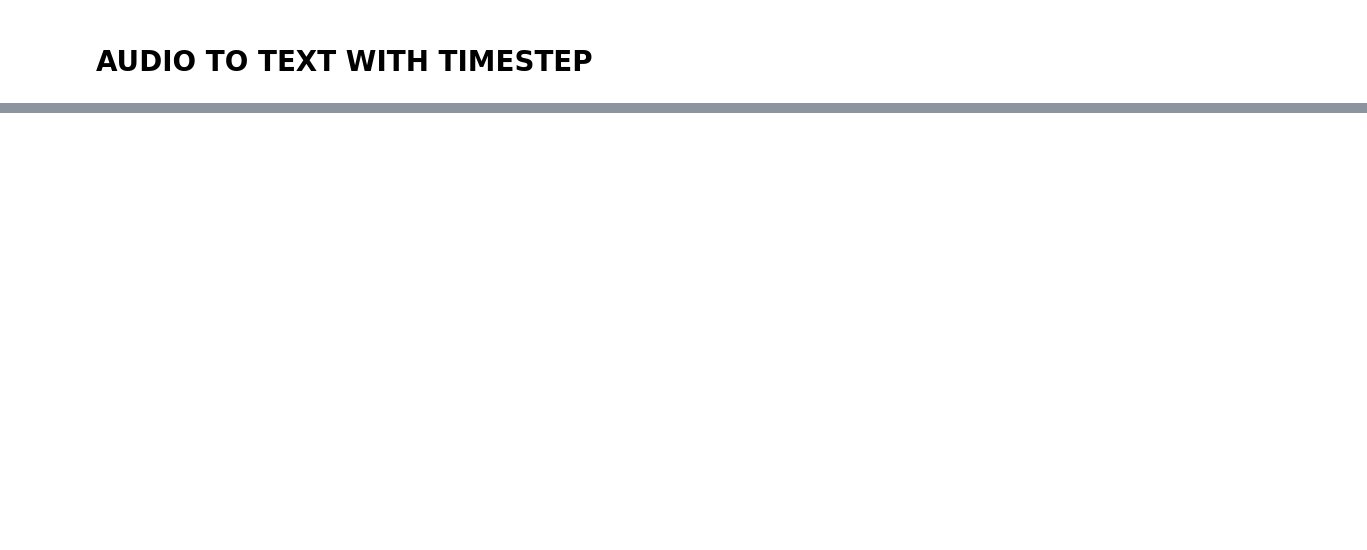
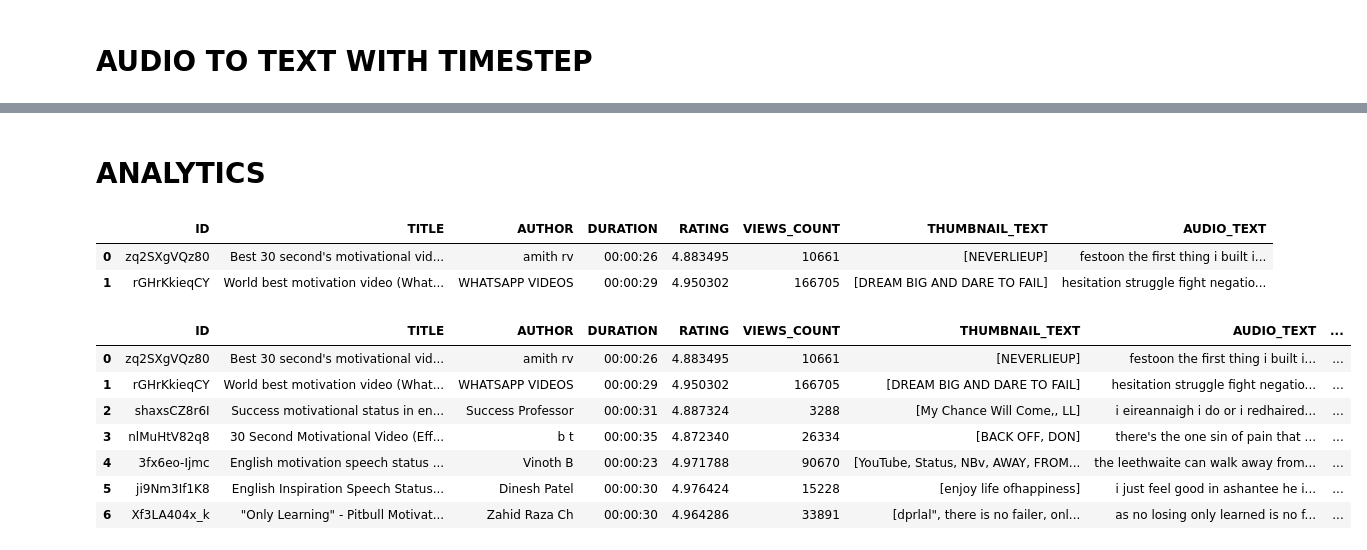
Before and after one commit to mohithxoxo/Projects, a Jupyter notebook: Video_Analytics.ipynb, the cells around one changed output, grey strips where cells are left out. Saved outputs shown, nothing was run; the diff lists cells and outputs as text; code cells hidden in the pictures; blank space fills up the shorter version.

```diff
--- a/Video_Analytics.ipynb
+++ b/Video_Analytics.ipynb
@@ -229,3 +230,31 @@ Metadata(transcripts=[
     TokenMetadata(text='w', timestep=1457, start_time=29.139999389648438)
   ])
 ])
+# %% [markdown]
+# **ANALYTICS**
+# %%
+DF.head(2)
+# %% [output]
+|  | ID | TITLE | AUTHOR | DURATION | RATING | VIEWS_COUNT | THUMBNAIL_TEXT | AUDIO_TEXT |
+| 0 | zq2SXgVQz80 | Best 30 second's motivational vid... | amith rv | 00:00:26 | 4.883495 | 10661 | [NEVERLIEUP] | festoon the first thing i built i... |
+| 1 | rGHrKkieqCY | World best motivation video (What... | WHATSAPP VIDEOS | 00:00:29 | 4.950302 | 166705 | [DREAM BIG AND DARE TO FAIL] | hesitation struggle fight negatio... |
+# %%
+DF['SENTIEMNTAL SCORE'] = None
+DF['SENTIEMNTAL ANALYSIS'] = None
+for i in range(0,DF.shape[0]):
+  op = TextBlob(DF['AUDIO_TEXT'][i])
+  DF['SENTIEMNTAL SCORE'][i] = op.sentiment.polarity
+
+DF['SENTIEMNTAL ANALYSIS'].values[DF['SENTIEMNTAL SCORE'] > 0] = 'Postive'
+DF['SENTIEMNTAL ANALYSIS'].values[DF['SENTIEMNTAL SCORE'] <= 0] = 'Negative'
+# %%
+DF
+# %% [output]
+|  | ID | TITLE | AUTHOR | DURATION | RATING | VIEWS_COUNT | THUMBNAIL_TEXT | AUDIO_TEXT | ... |
+| 0 | zq2SXgVQz80 | Best 30 second's motivational vid... | amith rv | 00:00:26 | 4.883495 | 10661 | [NEVERLIEUP] | festoon the first thing i built i... | ... |
+| 1 | rGHrKkieqCY | World best motivation video (What... | WHATSAPP VIDEOS | 00:00:29 | 4.950302 | 166705 | [DREAM BIG AND DARE TO FAIL] | hesitation struggle fight negatio... | ... |
+| 2 | shaxsCZ8r6I | Success motivational status in en... | Success Professor | 00:00:31 | 4.887324 | 3288 | [My Chance Will Come,, LL] | i eireannaigh i do or i redhaired... | ... |
+| 3 | nlMuHtV82q8 | 30 Second Motivational Video (Eff... | b t | 00:00:35 | 4.872340 | 26334 | [BACK OFF, DON] | there's the one sin of pain that ... | ... |
+| 4 | 3fx6eo-Ijmc | English motivation speech status ... | Vinoth B | 00:00:23 | 4.971788 | 90670 | [YouTube, Status, NBv, AWAY, FROM... | the leethwaite can walk away from... | ... |
+| 5 | ji9Nm3If1K8 | English Inspiration Speech Status... | Dinesh Patel | 00:00:30 | 4.976424 | 15228 | [enjoy life ofhappiness] | i just feel good in ashantee he i... | ... |
+| 6 | Xf3LA404x_k | "Only Learning" - Pitbull Motivat... | Zahid Raza Ch | 00:00:30 | 4.964286 | 33891 | [dprlal", there is no failer, onl... | as no losing only learned is no f... | ... |
```
Also changed, not shown: parts of 8 cells of this notebook.
